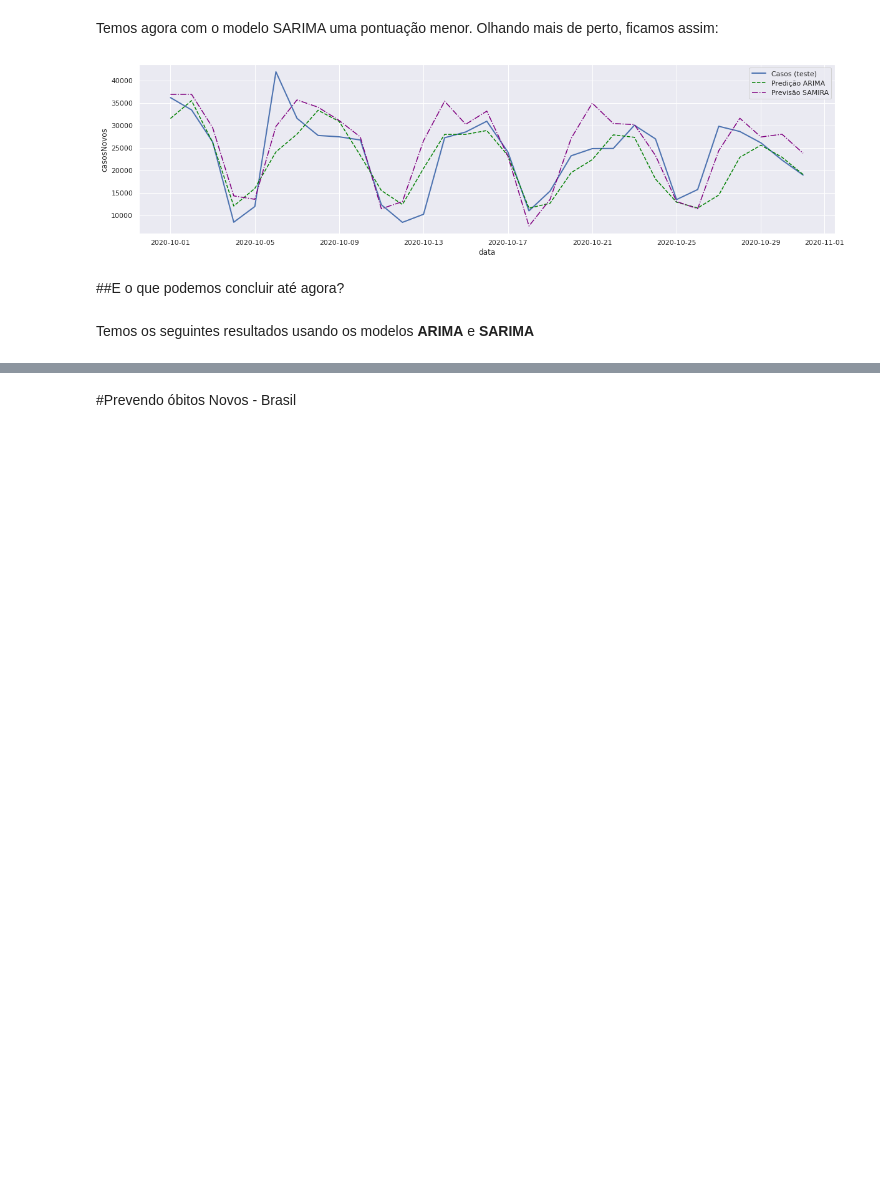
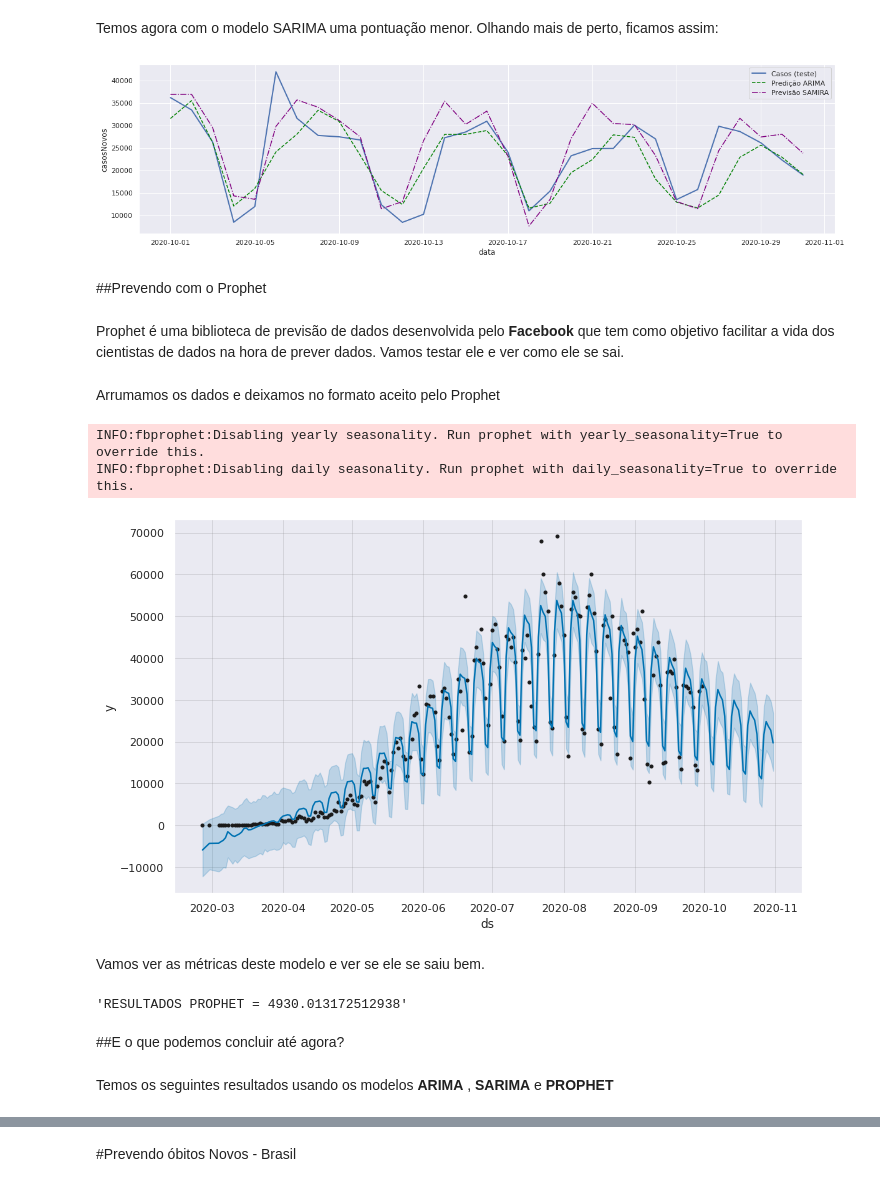
Before and after one commit to MatheusOrange211/Serie-temporal-covid-19, a Jupyter notebook: Serie_Temporal_covid_19.ipynb, the cells around one changed output, grey strips where cells are left out. Drawn from its saved outputs; the diff is of its cells as text; code cells hidden in the pictures; blank space fills up the shorter version.

```diff
--- a/Serie_Temporal_covid_19.ipynb
+++ b/Serie_Temporal_covid_19.ipynb
@@ -124,3 +136,17 @@ def erro_quadrado_medio(dataset_teste, dataset_previsão, modelo: str, squarede:
+# %%
+def criar_prophet(casos_treino : pd.DataFrame,coluna_usada: str = 'casosNovos',
+                  periodo:int=31, frequencia: str ='D'):
+  br_casos_covid_profeta = casos_treino
+  br_casos_covid_profeta = br_casos_covid_profeta.reset_index()
+  br_casos_covid_profeta.rename(columns={"data":"ds",f"{coluna_usada}":"y"},inplace=True)
+
+  modelo_profeta = Prophet(seasonality_mode="multiplicative")
+  modelo_profeta_treinado = modelo_profeta.fit(br_casos_covid_profeta)
+
+  futuro = modelo_profeta_treinado.make_future_dataframe(periods = periodo,freq=f"{frequencia}")
+  resultado_profeta = modelo_profeta_treinado.predict(futuro)
+
+  return modelo_profeta_treinado,resultado_profeta
 # %% [markdown]
 #Importando Dados
 # %%
@@ -599,3 +618,7 @@ plt.legend(['Casos (teste)','Predição ARIMA', 'Previsão SAMIRA'])
 plt.show()
 # %% [output]
 [figure]
+# %% [markdown]
+##Prevendo com o Prophet
+# %% [markdown]
+Prophet é uma biblioteca de previsão de dados desenvolvida pelo **Facebook** que tem como objetivo facilitar a vida dos cientistas de dados na hora de prever dados. Vamos testar ele e ver como ele se sai.
@@ -601,0 +627,12 @@ plt.show()
+# %% [markdown]
+Arrumamos os dados e deixamos no formato aceito pelo Prophet
+# %%
+modelo_treino_prophet, br_casos_profeta = criar_prophet(casos_treino['casosNovos'],'casosNovos',31,'D')
+
+modelo_treino_prophet.plot(br_casos_profeta);
+# %% [output]
+INFO:fbprophet:Disabling yearly seasonality. Run prophet with yearly_seasonality=True to override this.
+INFO:fbprophet:Disabling daily seasonality. Run prophet with daily_seasonality=True to override this.
+[figure, added]
+# %% [markdown]
+Vamos ver as métricas deste modelo e ver se ele se saiu bem.
@@ -602,5 +641,10 @@ plt.show()
+# %%
+prophet = erro_quadrado_medio(casos_teste['casosNovos'],casos_teste['casos_previsao_prophet'],"PROPHET")
+prophet
+# %% [output]
+'RESULTADOS PROPHET = 4930.013172512938'
 # %% [markdown]
 ##E o que podemos concluir até agora?
 # %% [markdown]
-Temos os seguintes resultados usando os modelos **ARIMA** e **SARIMA**
+Temos os seguintes resultados usando os modelos **ARIMA** , **SARIMA** e **PROPHET**
 # %%
```
Also changed, not shown: parts of 17 cells of this notebook.
